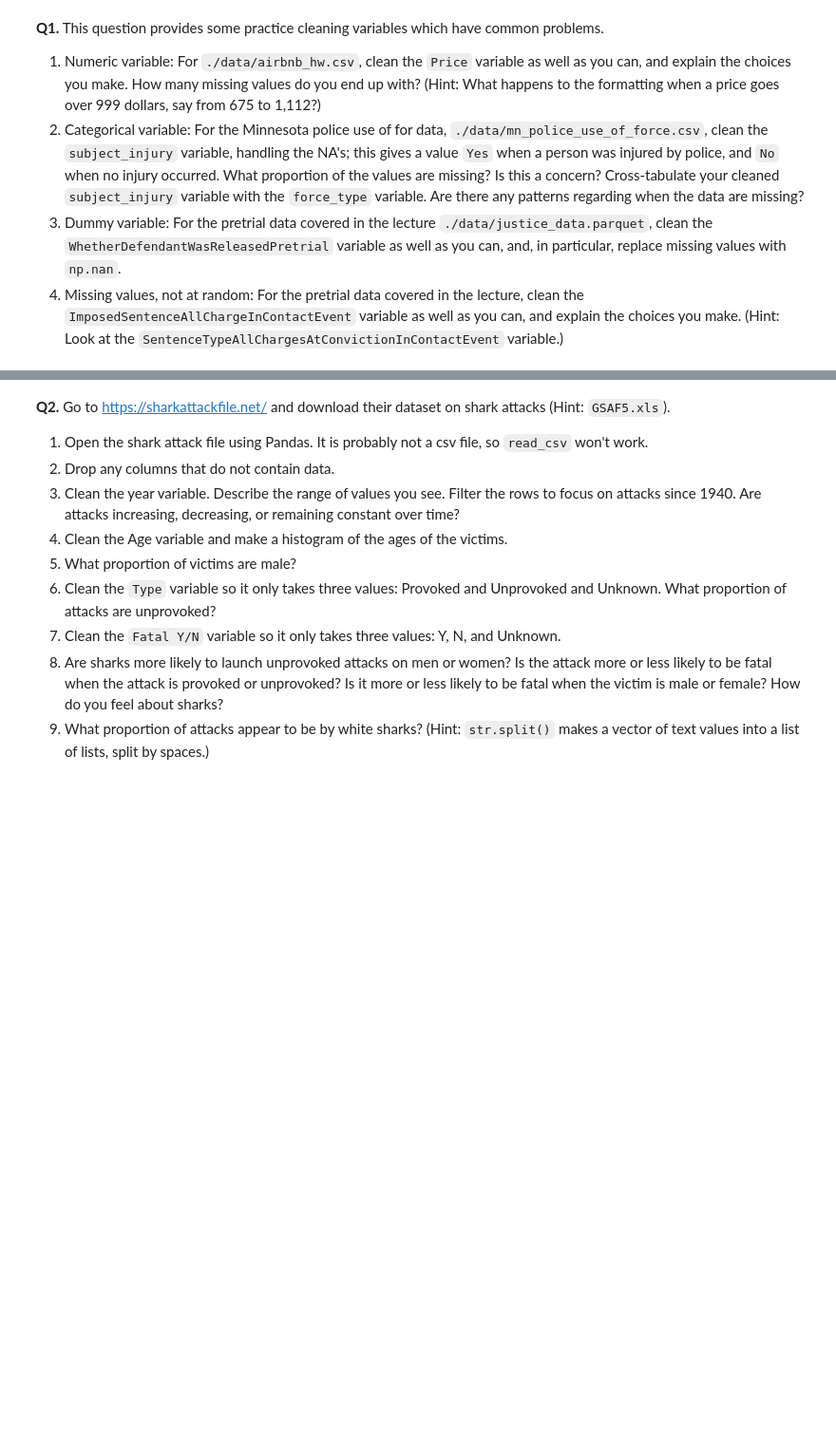
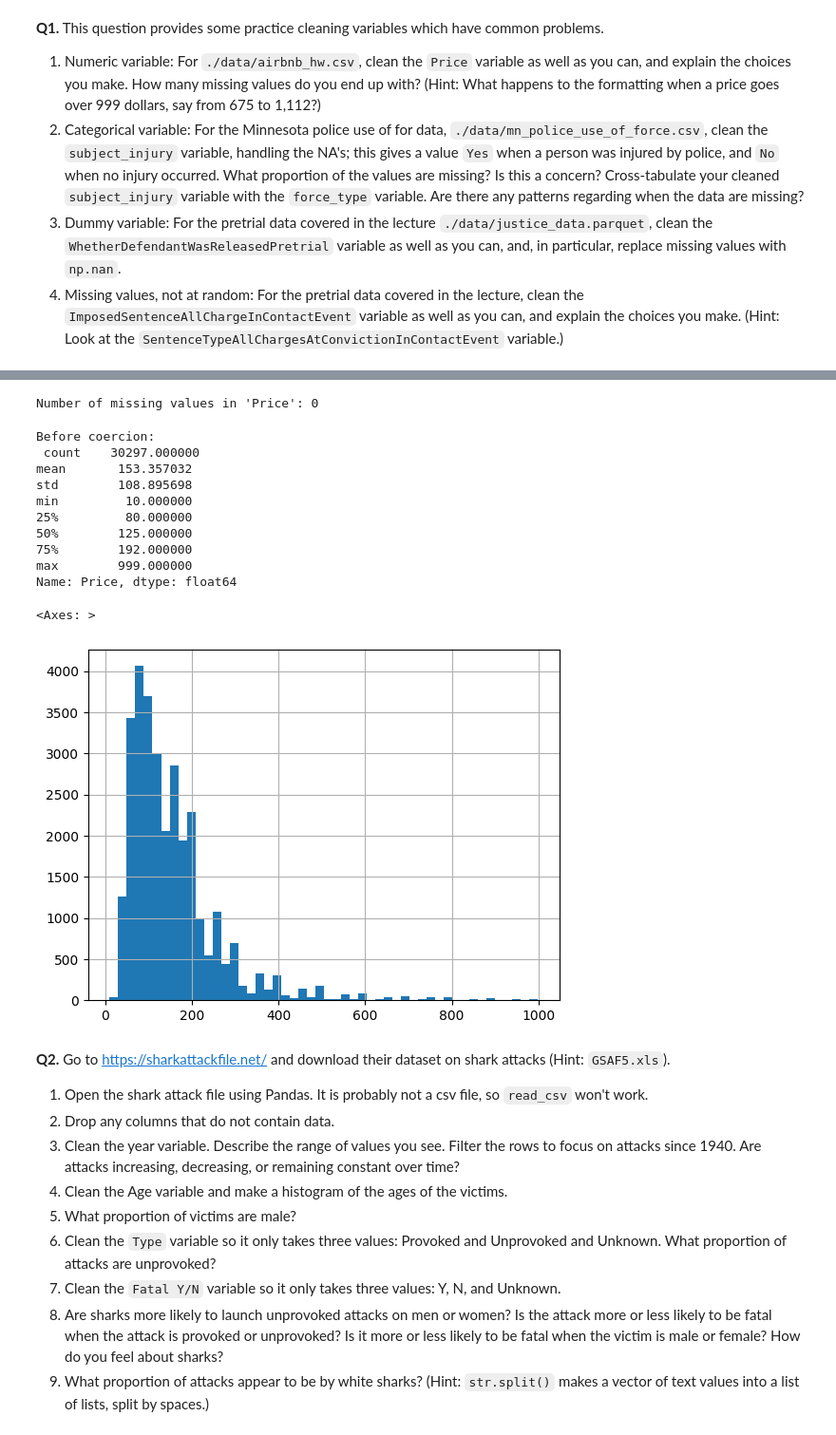
Before and after one commit to ap-vp/wrangling_assignment, a Jupyter notebook: assignment.ipynb, the cells around one changed output, grey strips where cells are left out. Shown at 95% size. Cells and saved outputs as stored; diff of their text form; code cells hidden in the pictures; blank space fills up the shorter version.

```diff
--- a/assignment.ipynb
+++ b/assignment.ipynb
@@ -30 +53,6 @@ airbnb['Price']
 dtype: object
+# %%
+airbnb['Price'] = pd.to_numeric(airbnb['Price'], errors='coerce') # Coerce the variable to numeric
+print("airbnb.dtypes:")
+print(airbnb.dtypes, '\n') #I see that price is an object, needs to be a int64
+airbnb.head(5)
@@ -31,3 +81,25 @@ dtype: object
+# %%
+missing_count = airbnb['Price'].isnull().sum()
+print(f"Number of missing values in 'Price': {missing_count}")
+# %% [output]
+Number of missing values in 'Price': 0
+# %%
+var = 'Price' # We'll clean the age variable
+print('Before coercion: \n', airbnb[var].describe(),'\n') # The age variable is not read by Pandas as a number
+airbnb[var].hist(bins=50) # Initial histogram; check out the x axis
+# %% [output]
+Before coercion:
+ count    30297.000000
+mean       153.357032
+std        108.895698
+min         10.000000
+25%         80.000000
+50%        125.000000
+75%        192.000000
+max        999.000000
+Name: Price, dtype: float64
+<Axes: >
+[figure, added]
 # %% [markdown]
 **Q2.** Go to https://sharkattackfile.net/ and download their dataset on shark attacks (Hint: `GSAF5.xls`).
 
```
Also changed, not shown: parts of 3 cells of this notebook.
